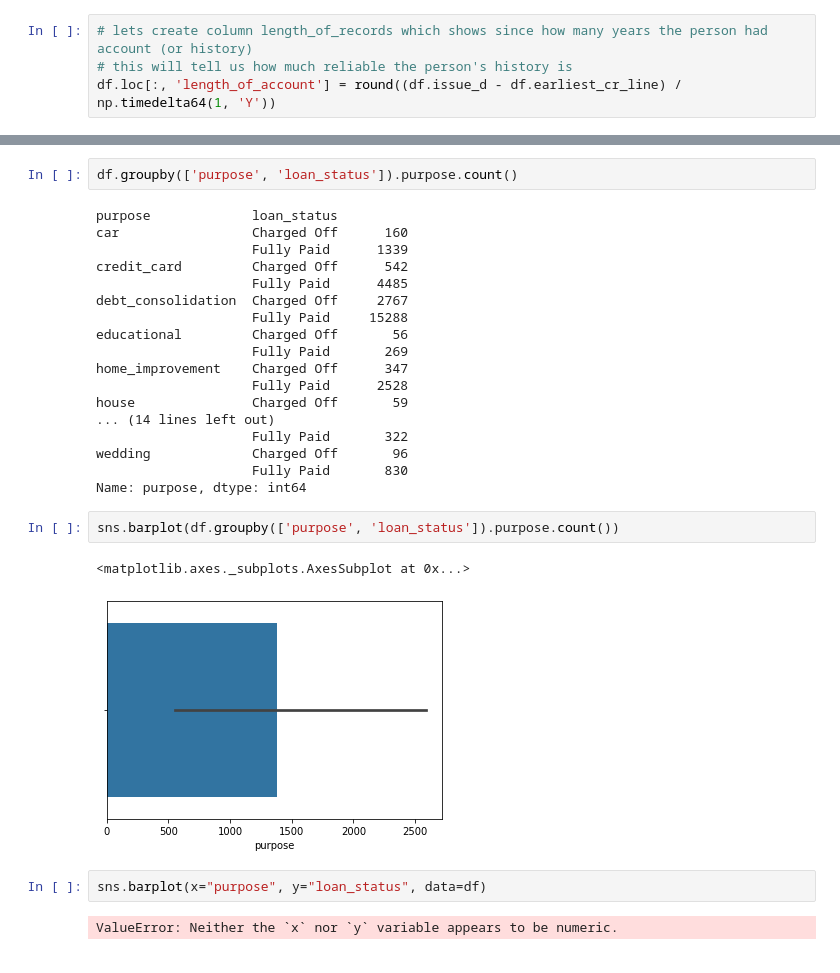
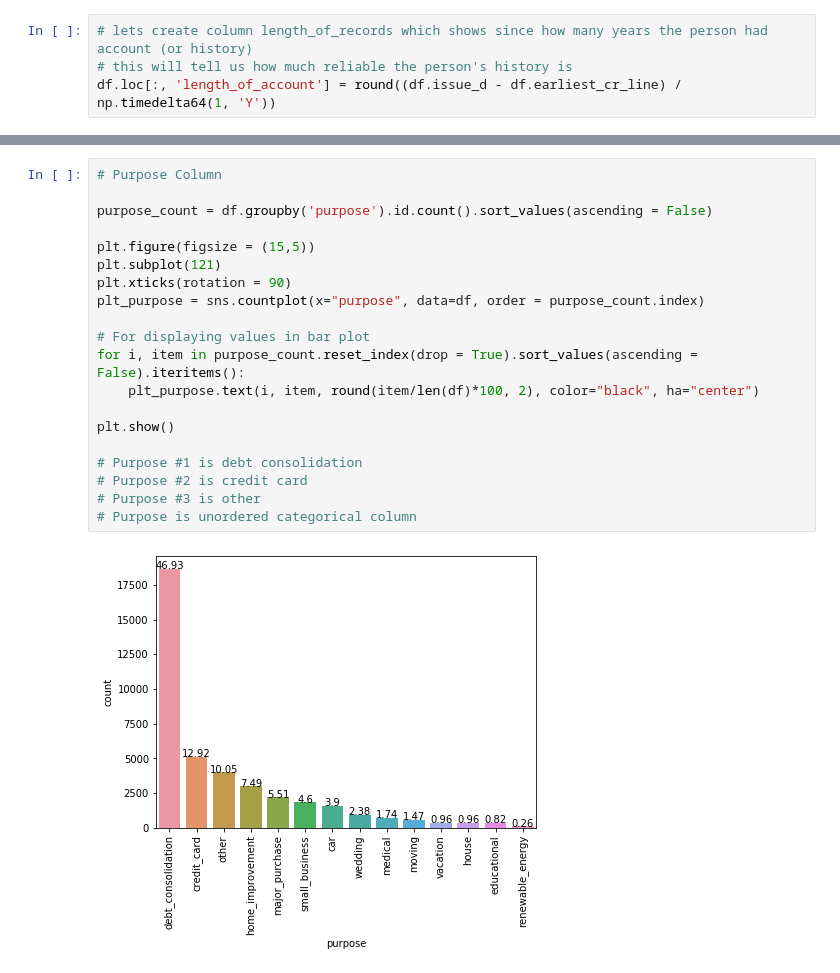
Before and after one commit to iamshivprasad/DataScience, a Jupyter notebook: Aditya_Bhave.ipynb, the cells around one changed output, grey strips where cells are left out. Drawn from its saved outputs; the diff is of its cells as text.

```diff
--- a/Aditya_Bhave.ipynb
+++ b/Aditya_Bhave.ipynb
@@ -262,29 +231,22 @@ Name: purpose, dtype: int64
-# %%
-df.groupby(['purpose', 'loan_status']).purpose.count()
-# %% [output]
-purpose             loan_status
-car                 Charged Off      160
-                    Fully Paid      1339
-credit_card         Charged Off      542
-                    Fully Paid      4485
-debt_consolidation  Charged Off     2767
-                    Fully Paid     15288
-educational         Charged Off       56
-                    Fully Paid       269
-home_improvement    Charged Off      347
-                    Fully Paid      2528
-house               Charged Off       59
-... (14 lines left out)
-                    Fully Paid       322
-wedding             Charged Off       96
-                    Fully Paid       830
-Name: purpose, dtype: int64
-# %%
-sns.barplot(df.groupby(['purpose', 'loan_status']).purpose.count())
-# %% [output]
-<matplotlib.axes._subplots.AxesSubplot at 0x...>
-[figure, removed]
-# %%
-sns.barplot(x="purpose", y="loan_status", data=df)
-# %% [output]
-ValueError: Neither the `x` nor `y` variable appears to be numeric.
+# %%
+# Purpose Column
+
+purpose_count = df.groupby('purpose').id.count().sort_values(ascending = False)
+
+plt.figure(figsize = (15,5))
+plt.subplot(121)
+plt.xticks(rotation = 90)
+plt_purpose = sns.countplot(x="purpose", data=df, order = purpose_count.index)
+
+# For displaying values in bar plot
+for i, item in purpose_count.reset_index(drop = True).sort_values(ascending = False).iteritems():
+    plt_purpose.text(i, item, round(item/len(df)*100, 2), color="black", ha="center")
+
+plt.show()
+
+# Purpose #1 is debt consolidation
+# Purpose #2 is credit card
+# Purpose #3 is other
+# Purpose is unordered categorical column
+# %% [output]
+[figure, added]
```
Also changed, not shown: parts of 14 cells of this notebook.
